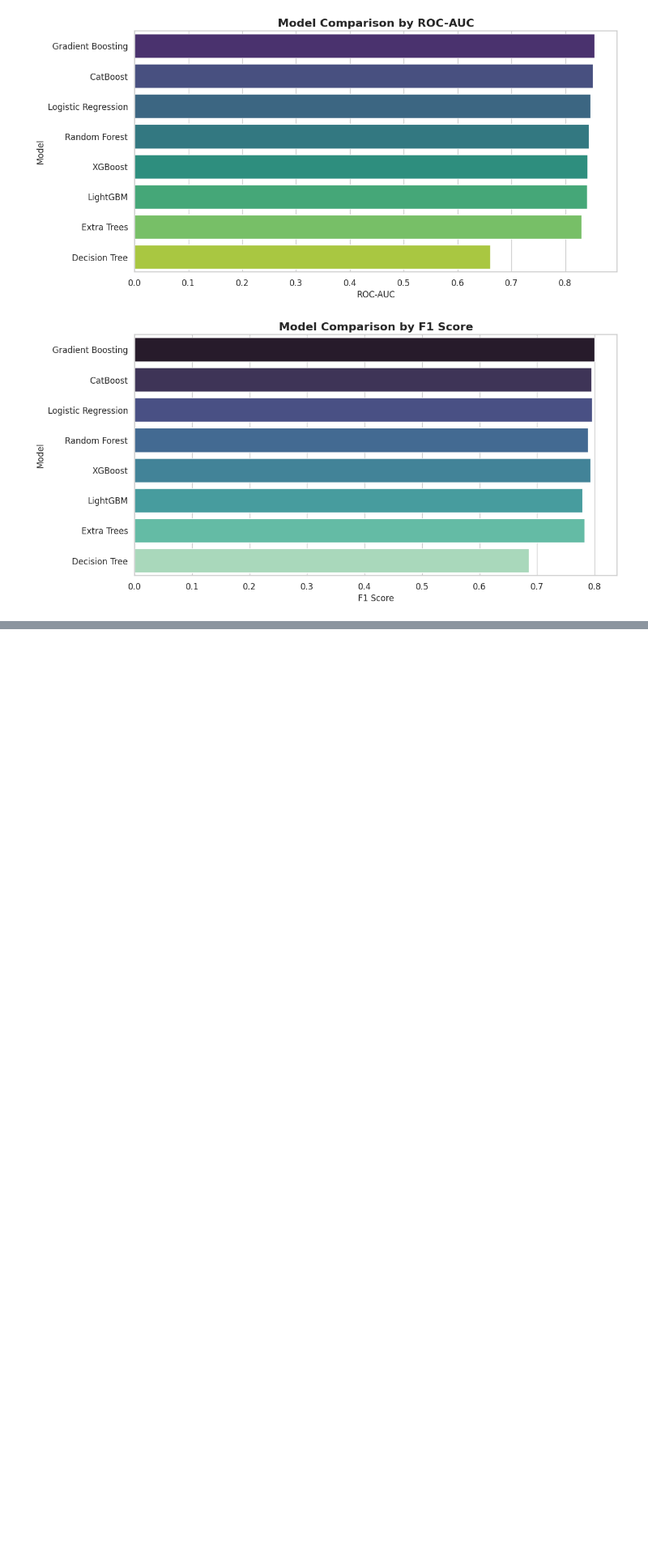
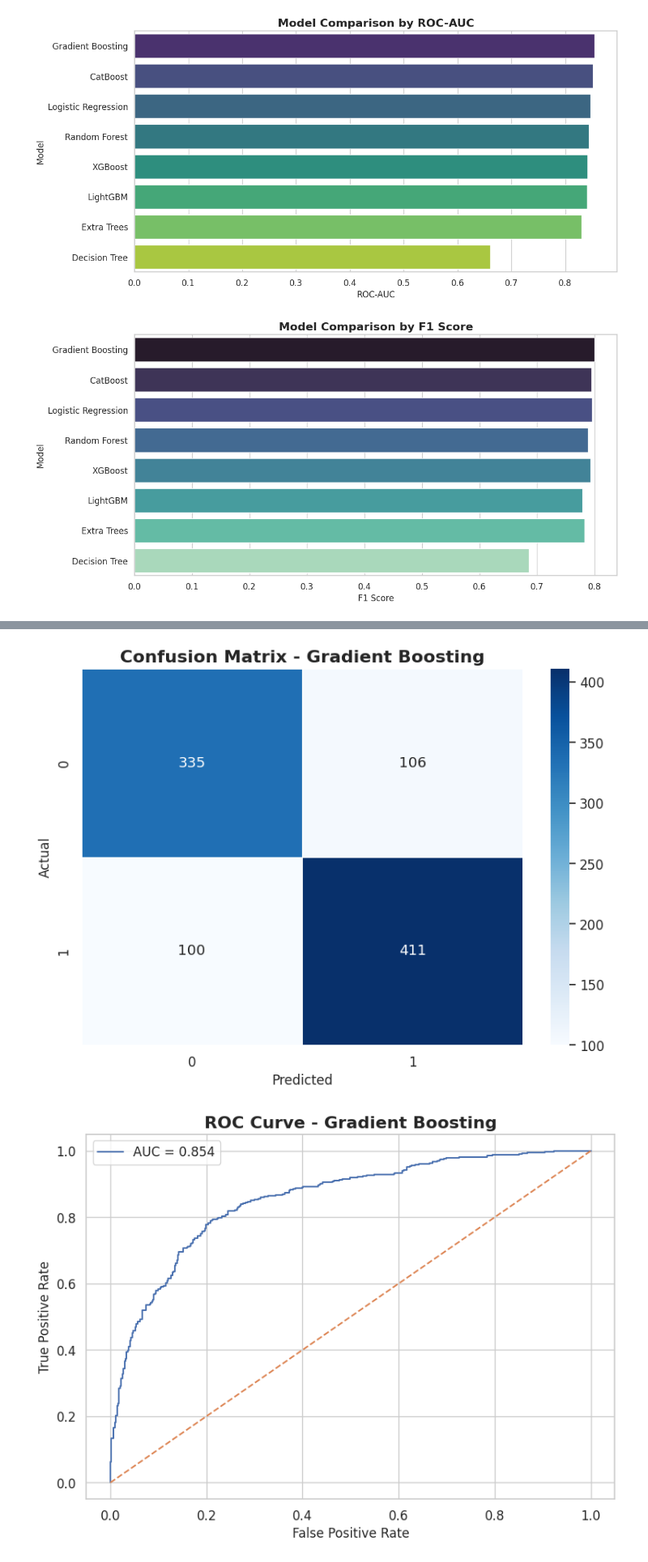
Before and after one commit to B-DS-Research/B6_Research, a Jupyter notebook: RMDS_Hackathon.ipynb, the cells around one changed output, grey strips where cells are left out. Shown at 81% size. Drawn from its saved outputs; the diff is of its cells as text; code cells hidden in the pictures; blank space fills up the shorter version.

```diff
--- a/RMDS_Hackathon.ipynb
+++ b/RMDS_Hackathon.ipynb
@@ -78,6 +78,6 @@ Mounted at /content/drive
 # %%
-TRAIN_PATH = "/content/drive/MyDrive/Dataset A/dataset_A_training.csv"
-TEST_PATH = "/content/drive/MyDrive/Dataset A/dataset_A_testing.csv"
+TRAIN_PATH = "/content/dataset_A_training.csv"
+TEST_PATH = "/content/dataset_A_testing.csv"
 # %% [markdown]
 ## Loading Data
 # %%
@@ -674,0 +717,14 @@ plt.show()
+# %%
+best_model_name = results_df.iloc[0]["Model"]
+best_pipeline = trained_pipelines[best_model_name]
+
+print("Best validation model:", best_model_name)
+
+valid_preds = best_pipeline.predict(X_valid)
+valid_probs = best_pipeline.predict_proba(X_valid)[:, 1]
+
+report = classification_report(y_valid, valid_preds)
+print(report)
+
+with open("outputs/classification_report.txt", "w") as f:
+    f.write(report)
@@ -674,0 +741,28 @@ plt.show()
+# %%
+cm = confusion_matrix(y_valid, valid_preds)
+
+plt.figure(figsize=(8, 6))
+sns.heatmap(cm, annot=True, fmt="d", cmap="Blues", linewidths=0.5)
+plt.title(f"Confusion Matrix - {best_model_name}")
+plt.xlabel("Predicted")
+plt.ylabel("Actual")
+plt.tight_layout()
+plt.savefig("figures/confusion_matrix.png", dpi=300)
+plt.show()
+
+fpr, tpr, thresholds = roc_curve(y_valid, valid_probs)
+roc_auc = auc(fpr, tpr)
+
+plt.figure(figsize=(8, 6))
+plt.plot(fpr, tpr, label=f"AUC = {roc_auc:.3f}")
+plt.plot([0, 1], [0, 1], linestyle="--")
+plt.title(f"ROC Curve - {best_model_name}")
+plt.xlabel("False Positive Rate")
+plt.ylabel("True Positive Rate")
+plt.legend()
+plt.tight_layout()
+plt.savefig("figures/roc_curve.png", dpi=300)
+plt.show()
+# %% [output]
+[figure, added]
+[figure, added]
```
Also changed, not shown: parts of 15 cells of this notebook.
